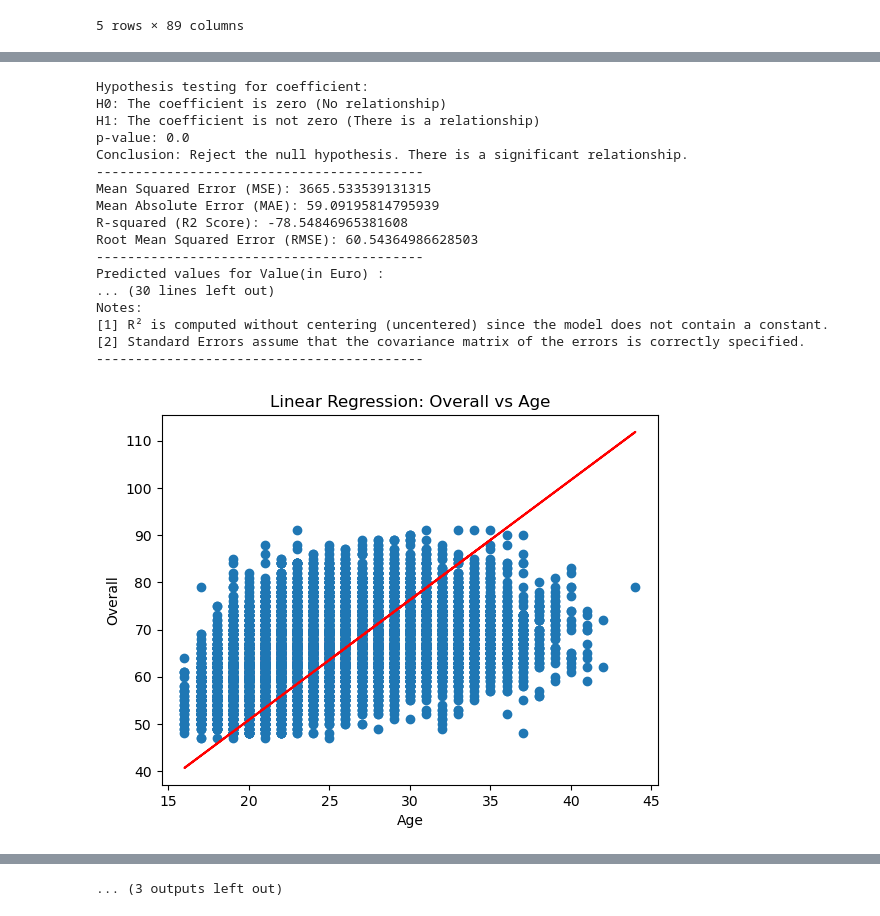
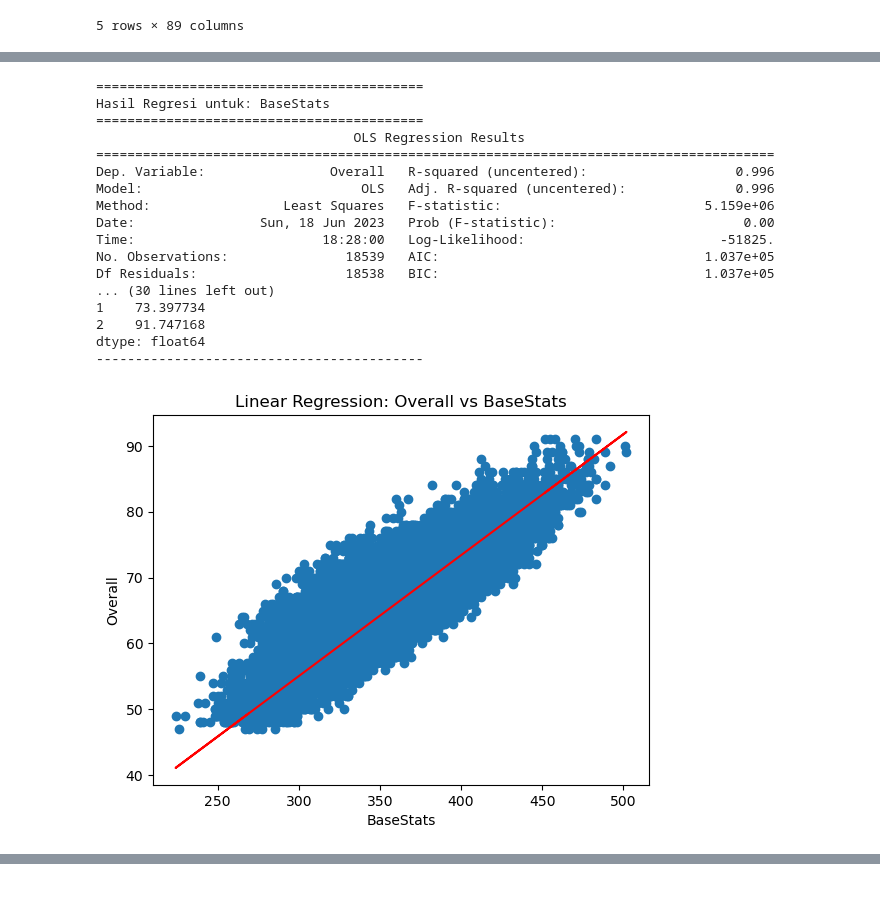
Before and after one commit to JaxToon/Data-Analysis_Tubes, a Jupyter notebook: DataAnalisis.ipynb, the cells around one changed output, grey strips where cells are left out. Drawn from its saved outputs; the diff is of its cells as text; code cells hidden in the pictures.

```diff
--- a/DataAnalisis.ipynb
+++ b/DataAnalisis.ipynb
@@ -16,7 +16,7 @@ df.head()
 | 4 | K. Mbappé | Kylian Mbappé | 91 | 95 | 190500000 | ST,LW | ST | France | ... |
 5 rows × 89 columns
 # %%
-features = ["Overall", "Potential", "Value(in Euro)","Age", "Height(in cm)", "Weight(in kg)", "TotalStats", "BaseStats"]
+features = ["Overall", "Potential", "Value(in Euro)", "BaseStats"]
 df = df.dropna(subset=features)
 data = df[features].copy()
 data.head()
@@ -94,7 +86,7 @@ dependent_variable = 'Overall'
 for feature in features:
     if feature != dependent_variable:
         print("==========================================")
-        print("Regression results for variable:", feature)
+        print("Hasil Regresi untuk:", feature)
         print("==========================================")
 
         # Menambahkan kolom konstanta untuk regresi
@@ -110,24 +102,15 @@ for feature in features:
         print(results.summary())
         print("------------------------------------------")
 
-        # Plot regresi linear
-        plt.figure()
-        plt.scatter(data[feature], data[dependent_variable])
-        plt.plot(data[feature], results.predict(), color='red')
-        plt.xlabel(feature)
-        plt.ylabel(dependent_variable)
-        plt.title(f"Linear Regression: {dependent_variable} vs {feature}")
-        plt.show()
-
         # Menampilkan hipotesis koefisien regresi
-        print("Hypothesis testing for coefficient:")
+        print("Hipotesa:")
         print("H0: The coefficient is zero (No relationship)")
         print("H1: The coefficient is not zero (There is a relationship)")
         print("p-value:", results.pvalues[feature])
         if results.pvalues[feature] < 0.05:
-            print("Conclusion: Reject the null hypothesis. There is a significant relationship.")
+            print("Kesimpulan: Tolak hipotesis nol. Ada hubungan yang signifikan.")
         else:
-            print("Conclusion: Fail to reject the null hypothesis. There is no significant relationship.")
+            print("Kesimpulan: Gagal menolak hipotesis nol. Tidak ada hubungan yang signifikan.")
         print("------------------------------------------")
 
         # Menghitung mean_squared_error, mean_absolute_error, r2_score, dan rmse
@@ -145,14 +128,29 @@ for feature in features:
         print("------------------------------------------")
 
         # Variabel yang ingin diprediksi
-        future_data = pd.DataFrame({feature: [75, 80, 85]})  # Contoh data baru
+        if feature == "Potential":
+            future_data = pd.DataFrame({feature: [75, 80, 85]})
+        elif feature == "Value(in Euro)":
+            future_data = pd.DataFrame({feature: [15000000, 20000000, 50000000]})
+        else:
+            future_data = pd.DataFrame({feature: [300, 400, 500]})
 
         # Melakukan prediksi variabel "Overall"
         predicted_values = results.predict(exog=future_data)
 
         # Menampilkan hasil prediksi
-        print("Predicted values for", feature, ":")
+        print("Predicted values untuk", feature, ":")
         print(predicted_values)
         print("------------------------------------------")
+
+
+        # Plot regresi linear
+        plt.figure()
+        plt.scatter(data[feature], data[dependent_variable])
+        plt.plot(data[feature], results.predict(), color='red')
+        plt.xlabel(feature)
+        plt.ylabel(dependent_variable)
+        plt.title(f"Linear Regression: {dependent_variable} vs {feature}")
+        plt.show()
 # %% [output]
 ==========================================
@@ -193,19 +191,19 @@ Notes:
 [figure]
-Hypothesis testing for coefficient:
-H0: The coefficient is zero (No relationship)
-H1: The coefficient is not zero (There is a relationship)
-p-value: 0.0
-Conclusion: Reject the null hypothesis. There is a significant relationship.
+==========================================
+Hasil Regresi untuk: BaseStats
+==========================================
+                                 OLS Regression Results
+=======================================================================================
+Dep. Variable:                Overall   R-squared (uncentered):                   0.996
+Model:                            OLS   Adj. R-squared (uncentered):              0.996
+Method:                 Least Squares   F-statistic:                          5.159e+06
+Date:                Sun, 18 Jun 2023   Prob (F-statistic):                        0.00
+Time:                        18:28:00   Log-Likelihood:                         -51825.
+No. Observations:               18539   AIC:                                  1.037e+05
+Df Residuals:                   18538   BIC:                                  1.037e+05
+... (30 lines left out)
+1    73.397734
+2    91.747168
+dtype: float64
 ------------------------------------------
-Mean Squared Error (MSE): 3665.533539131315
-Mean Absolute Error (MAE): 59.09195814795939
-R-squared (R2 Score): -78.54846965381608
-Root Mean Squared Error (RMSE): 60.54364986628503
-------------------------------------------
-Predicted values for Value(in Euro) :
-... (30 lines left out)
-Notes:
-[1] R² is computed without centering (uncentered) since the model does not contain a constant.
-[2] Standard Errors assume that the covariance matrix of the errors is correctly specified.
-------------------------------------------
-[figure, old version]
+[figure, new version]
@@ -266 +209,0 @@ Notes:
-... (3 outputs left out)
```
Also changed, not shown: parts of 6 cells of this notebook.
